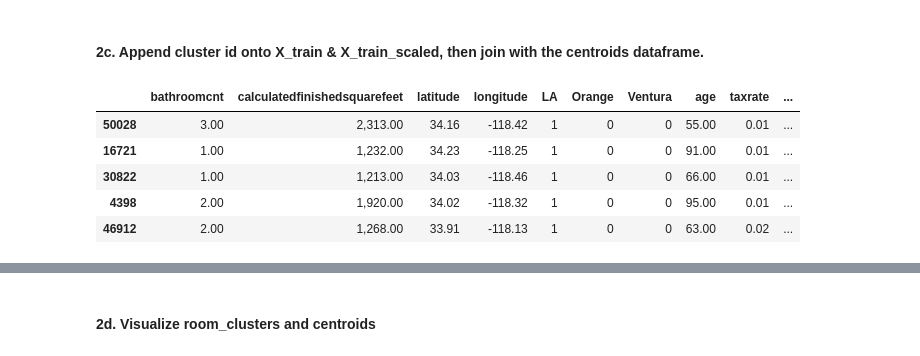
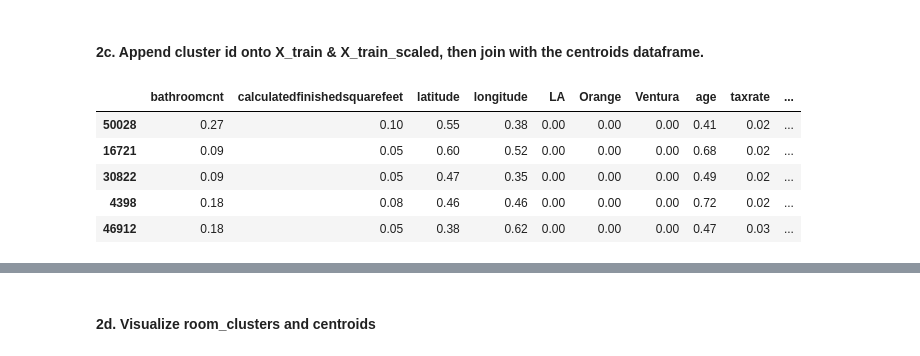
Before and after one commit to CSolitaire/zillow_cluster_project, a Jupyter notebook: mvp.ipynb, the cells around one changed output, grey strips where cells are left out. Drawn from its saved outputs; the diff is of its cells as text; code cells hidden in the pictures.

Commit message:
2 of 3 clusters completed

```diff
--- a/mvp.ipynb
+++ b/mvp.ipynb
@@ -132,0 +133,4 @@ centroids
+# %%
+# Function that extracts centroids from k-means
+centroids = explore.get_centroids(cluster_vars, cluster_col_name='room_cluster', kmeans= kmeans)
+centroids
@@ -133,14 +143,14 @@ centroids
 # %% [markdown]
 #### 2c. Append cluster id onto X_train & X_train_scaled, then join with the centroids dataframe.
-# %%
-# concatenate cluster id on LA_X_Train
-X_train = pd.concat([X_train, train_clusters], axis=1)
+# %%
+# Function that appends Clusters and Centroids to train and validate df
+X_train, X_train_scaled = explore.add_to_train(train_clusters, centroids, X_train, X_train_scaled, cluster_col_name = 'room_cluster')
 # %%
-X_train.head()
+X_train_scaled.head()
 # %% [output]
 |  | bathroomcnt | calculatedfinishedsquarefeet | latitude | longitude | LA | Orange | Ventura | age | taxrate | ... |
-| 50028 | 3.00 | 2,313.00 | 34.16 | -118.42 | 1 | 0 | 0 | 55.00 | 0.01 | ... |
-| 16721 | 1.00 | 1,232.00 | 34.23 | -118.25 | 1 | 0 | 0 | 91.00 | 0.01 | ... |
-| 30822 | 1.00 | 1,213.00 | 34.03 | -118.46 | 1 | 0 | 0 | 66.00 | 0.01 | ... |
-| 4398 | 2.00 | 1,920.00 | 34.02 | -118.32 | 1 | 0 | 0 | 95.00 | 0.01 | ... |
-| 46912 | 2.00 | 1,268.00 | 33.91 | -118.13 | 1 | 0 | 0 | 63.00 | 0.02 | ... |
+| 50028 | 0.27 | 0.10 | 0.55 | 0.38 | 0.00 | 0.00 | 0.00 | 0.41 | 0.02 | ... |
+| 16721 | 0.09 | 0.05 | 0.60 | 0.52 | 0.00 | 0.00 | 0.00 | 0.68 | 0.02 | ... |
+| 30822 | 0.09 | 0.05 | 0.47 | 0.35 | 0.00 | 0.00 | 0.00 | 0.49 | 0.02 | ... |
+| 4398 | 0.18 | 0.08 | 0.46 | 0.46 | 0.00 | 0.00 | 0.00 | 0.72 | 0.02 | ... |
+| 46912 | 0.18 | 0.05 | 0.38 | 0.62 | 0.00 | 0.00 | 0.00 | 0.47 | 0.03 | ... |
```
Also changed, not shown: parts of 31 cells of this notebook.
